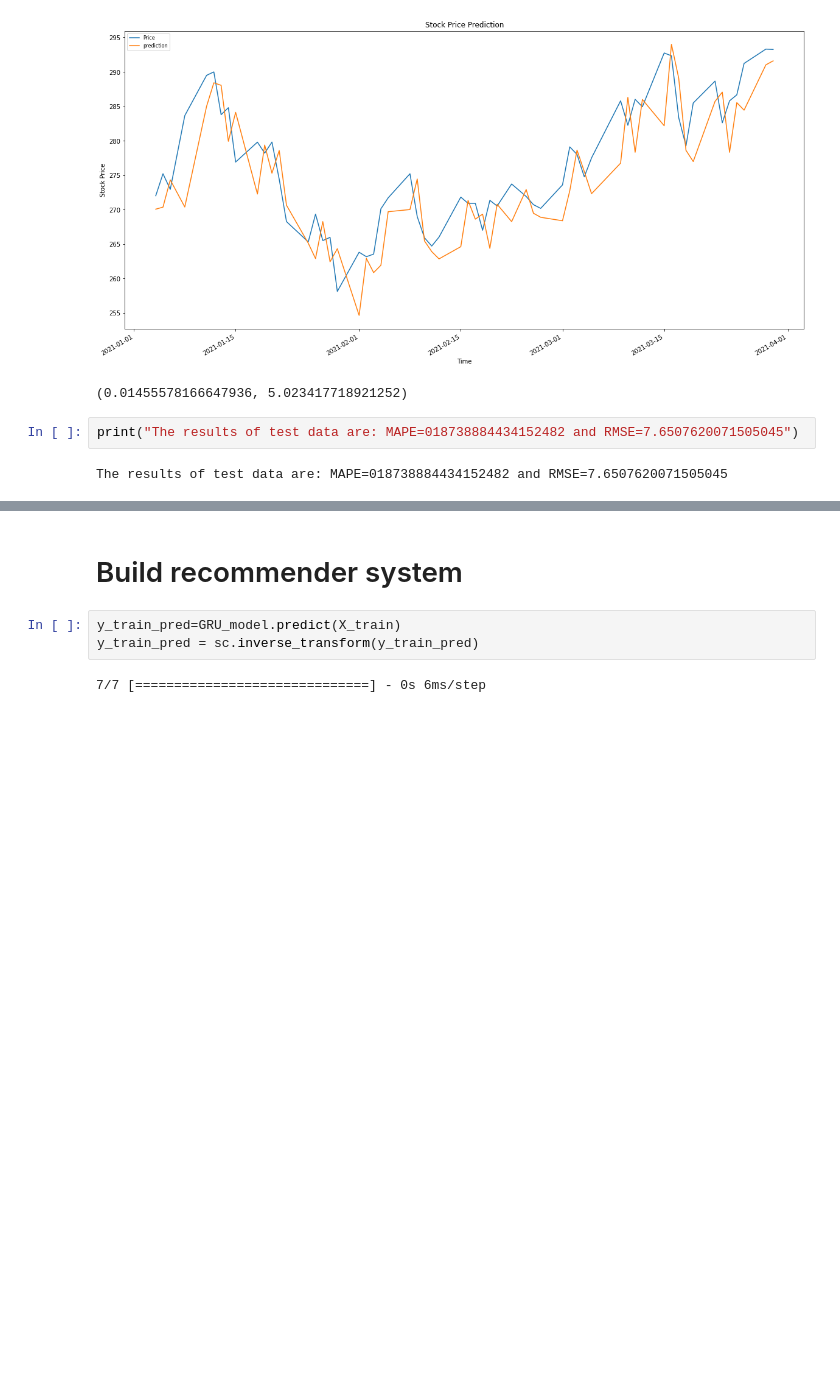
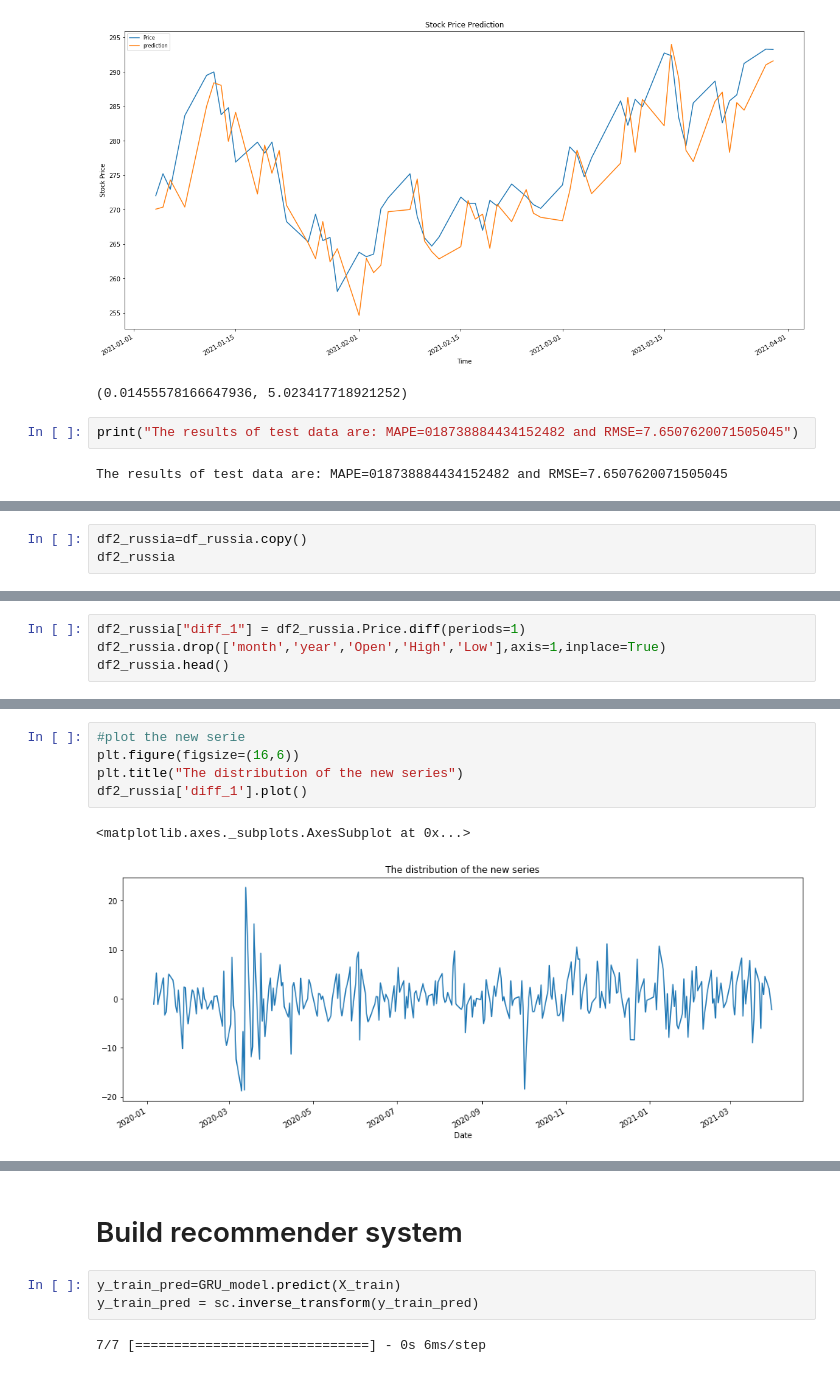
Before and after one commit to gbangout-apziva/forecasting_stockprice, a Jupyter notebook: forecasting_stockprice.ipynb, the cells around one changed output, grey strips where cells are left out. Drawn from its saved outputs; the diff is of its cells as text; blank space fills up the shorter version.

```diff
--- a/forecasting_stockprice.ipynb
+++ b/forecasting_stockprice.ipynb
@@ -762,0 +771,3 @@ The results of test data are: MAPE=018738884434152482 and RMSE=7.650762007150504
+# %%
+df2_russia=df_russia.copy()
+df2_russia
@@ -762,0 +791,4 @@ The results of test data are: MAPE=018738884434152482 and RMSE=7.650762007150504
+# %%
+df2_russia["diff_1"] = df2_russia.Price.diff(periods=1)
+df2_russia.drop(['month','year','Open','High','Low'],axis=1,inplace=True)
+df2_russia.head()
@@ -762,0 +803,8 @@ The results of test data are: MAPE=018738884434152482 and RMSE=7.650762007150504
+# %%
+#plot the new serie
+plt.figure(figsize=(16,6))
+plt.title("The distribution of the new series")
+df2_russia['diff_1'].plot()
+# %% [output]
+<matplotlib.axes._subplots.AxesSubplot at 0x...>
+[figure, added]
```
Also changed, not shown: parts of 27 cells of this notebook.
